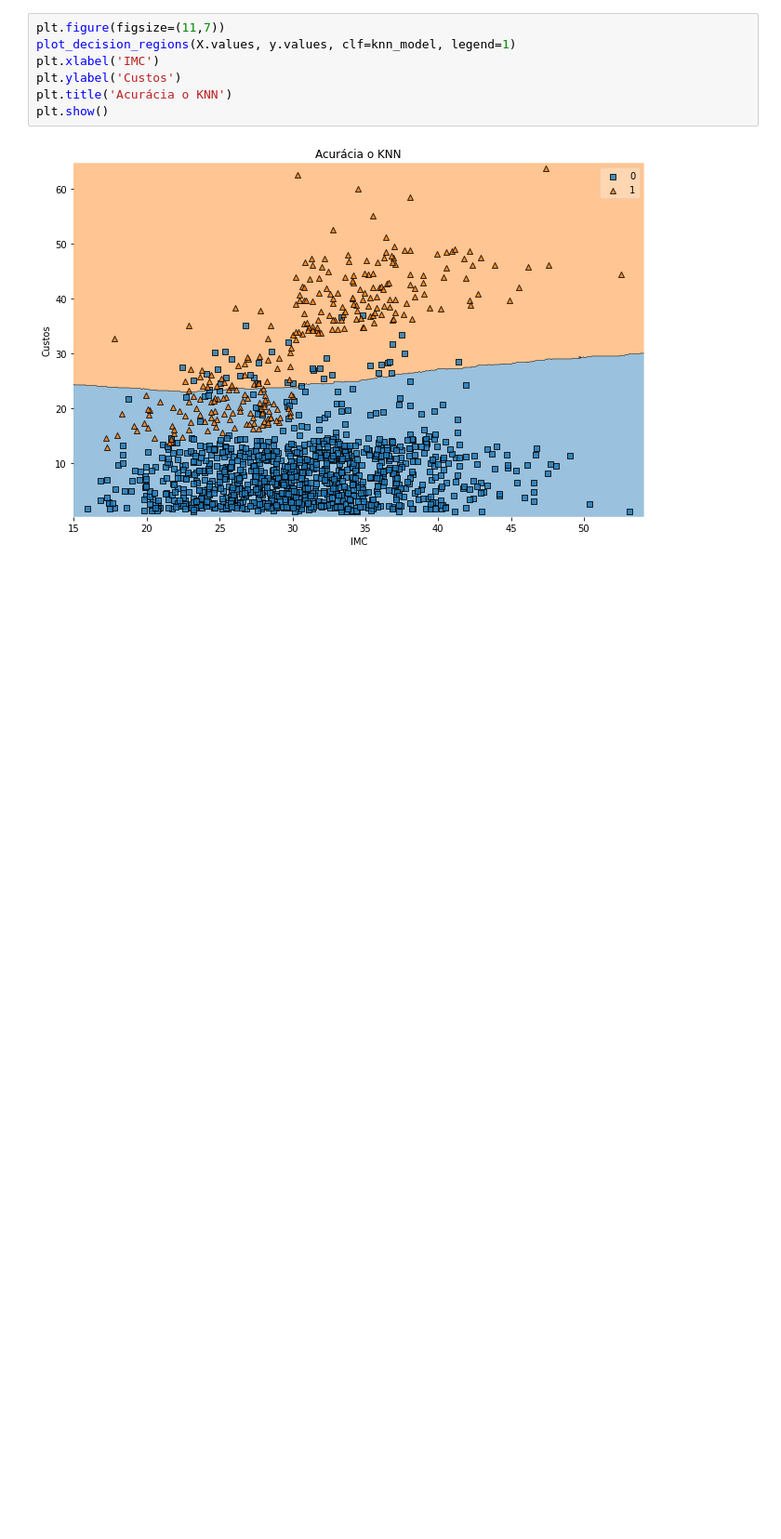
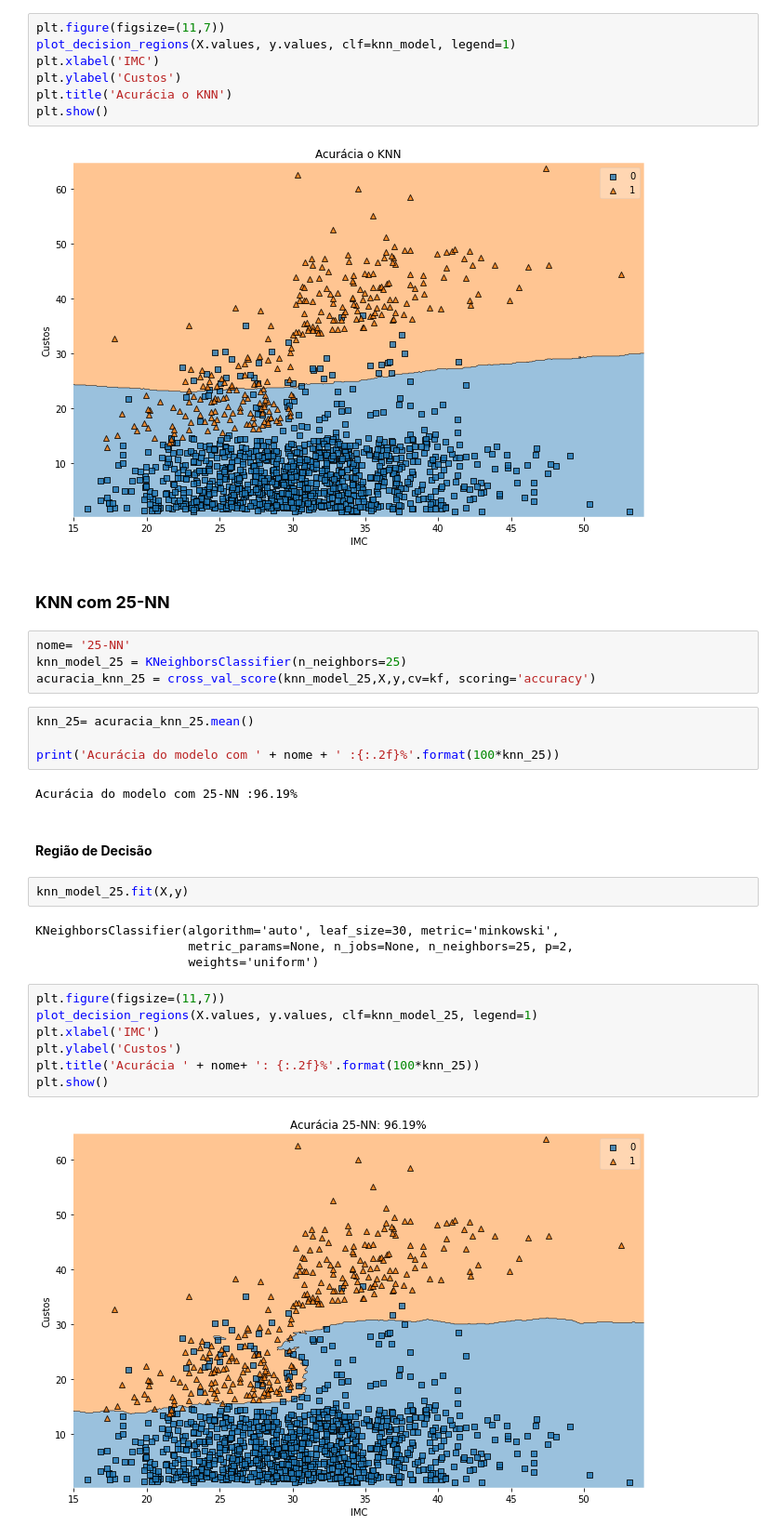
Before and after one commit to SamuelSousaFerreira/Curso-Dominando-Data-Science---Flai, a Jupyter notebook: Modelos_de_Classificação_Flai.ipynb, the cells around one changed output. Shown at 93% size. Drawn from its saved outputs; the diff is of its cells as text; blank space fills up the shorter version.

```diff
--- a/Modelos_de_Classificação_Flai.ipynb
+++ b/Modelos_de_Classificação_Flai.ipynb
@@ -173,3 +173,32 @@ plt.title('Acurácia o KNN')
 plt.show()
 # %% [output]
 [figure]
+# %% [markdown]
+### **KNN com 25-NN**
+# %%
+nome= '25-NN'
+knn_model_25 = KNeighborsClassifier(n_neighbors=25)
+acuracia_knn_25 = cross_val_score(knn_model_25,X,y,cv=kf, scoring='accuracy')
+# %%
+knn_25= acuracia_knn_25.mean()
+
+print('Acurácia do modelo com ' + nome + ' :{:.2f}%'.format(100*knn_25))
+# %% [output]
+Acurácia do modelo com 25-NN :96.19%
+# %% [markdown]
+#### **Região de Decisão**
+# %%
+knn_model_25.fit(X,y)
+# %% [output]
+KNeighborsClassifier(algorithm='auto', leaf_size=30, metric='minkowski',
+                     metric_params=None, n_jobs=None, n_neighbors=25, p=2,
+                     weights='uniform')
+# %%
+plt.figure(figsize=(11,7))
+plot_decision_regions(X.values, y.values, clf=knn_model_25, legend=1)
+plt.xlabel('IMC')
+plt.ylabel('Custos')
+plt.title('Acurácia ' + nome+ ': {:.2f}%'.format(100*knn_25))
+plt.show()
+# %% [output]
+[figure, added]
```
Also changed, not shown: parts of 27 cells of this notebook.
